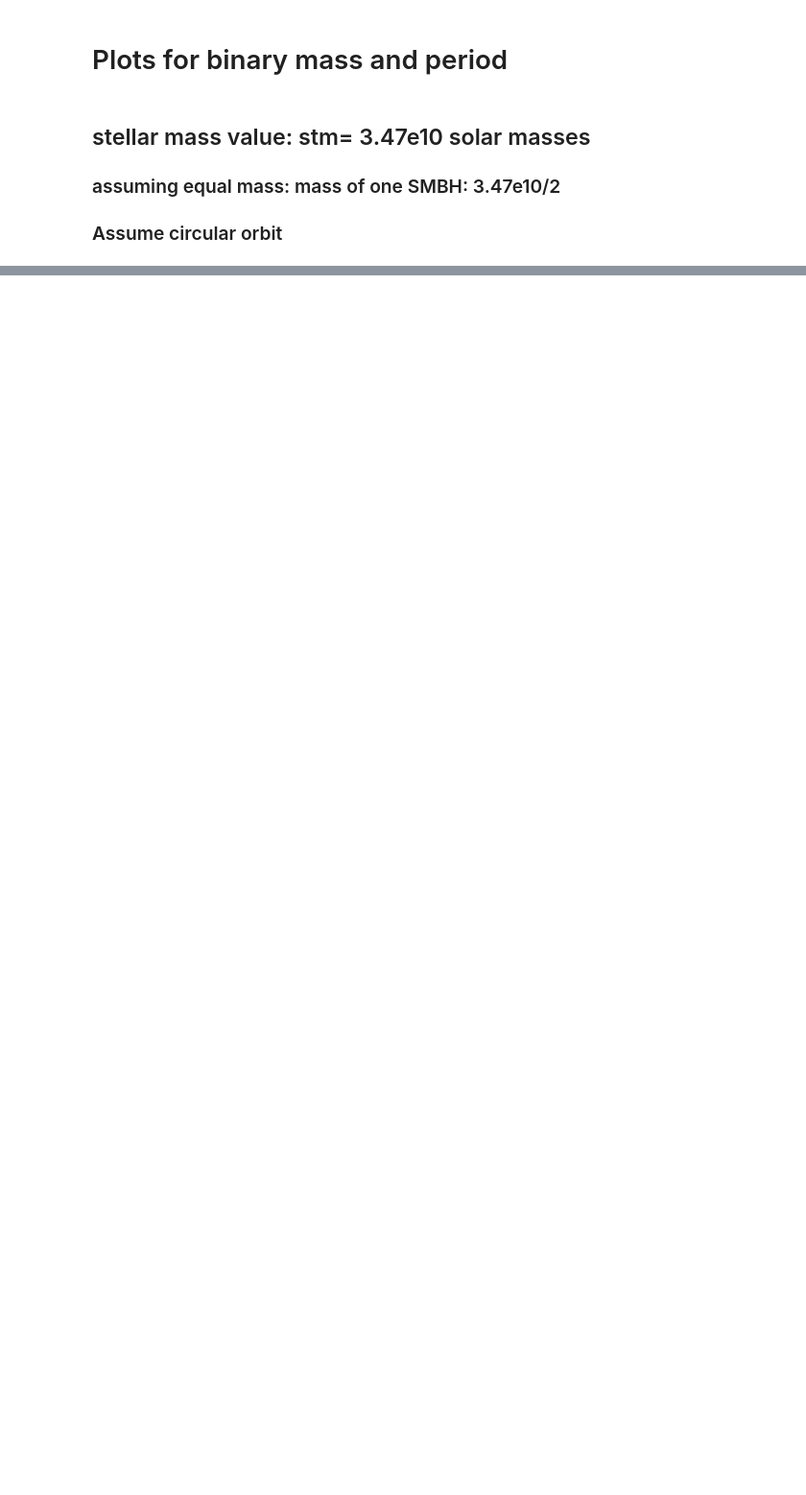
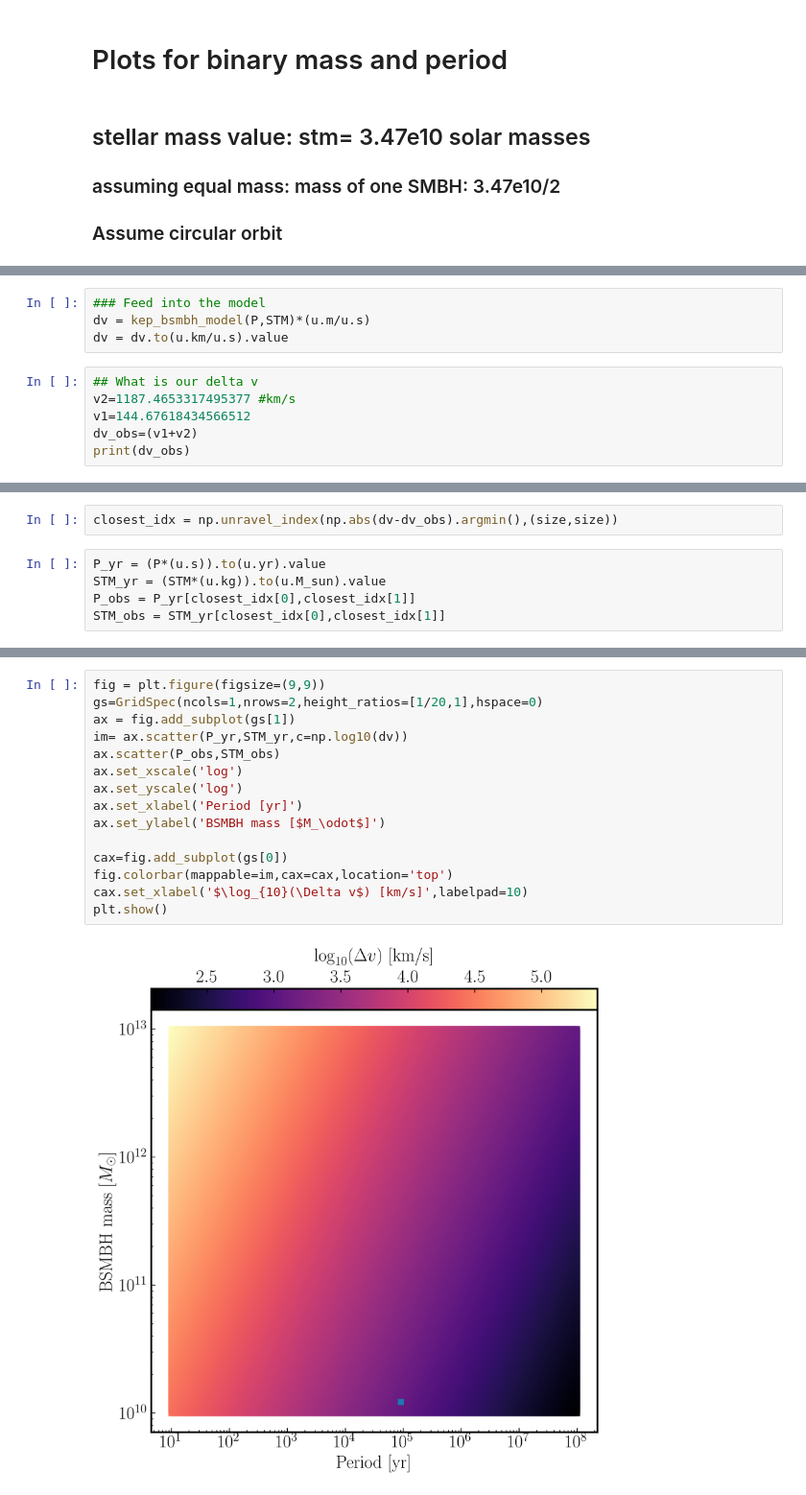
Before and after one commit to jradcliffe5/vdDussen_MSc, a Jupyter notebook: BMassPlots.ipynb, the cells around one changed output, grey strips where cells are left out. Shown at 96% size. Cells and saved outputs as stored; diff of their text form; blank space fills up the shorter version.

Commit message:
plots of bsmbh

```diff
--- a/BMassPlots.ipynb
+++ b/BMassPlots.ipynb
@@ -135,0 +44,10 @@ plt.show()
+# %%
+### Feed into the model
+dv = kep_bsmbh_model(P,STM)*(u.m/u.s)
+dv = dv.to(u.km/u.s).value
+# %%
+## What is our delta v
+v2=1187.4653317495377 #km/s
+v1=144.67618434566512
+dv_obs=(v1+v2)
+print(dv_obs)
@@ -135,0 +56,7 @@ plt.show()
+# %%
+closest_idx = np.unravel_index(np.abs(dv-dv_obs).argmin(),(size,size))
+# %%
+P_yr = (P*(u.s)).to(u.yr).value
+STM_yr = (STM*(u.kg)).to(u.M_sun).value
+P_obs = P_yr[closest_idx[0],closest_idx[1]]
+STM_obs = STM_yr[closest_idx[0],closest_idx[1]]
@@ -135,0 +67,17 @@ plt.show()
+# %%
+fig = plt.figure(figsize=(9,9))
+gs=GridSpec(ncols=1,nrows=2,height_ratios=[1/20,1],hspace=0)
+ax = fig.add_subplot(gs[1])
+im= ax.scatter(P_yr,STM_yr,c=np.log10(dv))
+ax.scatter(P_obs,STM_obs)
+ax.set_xscale('log')
+ax.set_yscale('log')
+ax.set_xlabel('Period [yr]')
+ax.set_ylabel('BSMBH mass [$M_\odot$]')
+
+cax=fig.add_subplot(gs[0])
+fig.colorbar(mappable=im,cax=cax,location='top')
+cax.set_xlabel('$\log_{10}(\Delta v$) [km/s]',labelpad=10)
+plt.show()
+# %% [output]
+[figure, added]
```
Also changed, not shown: parts of 15 cells of this notebook.
